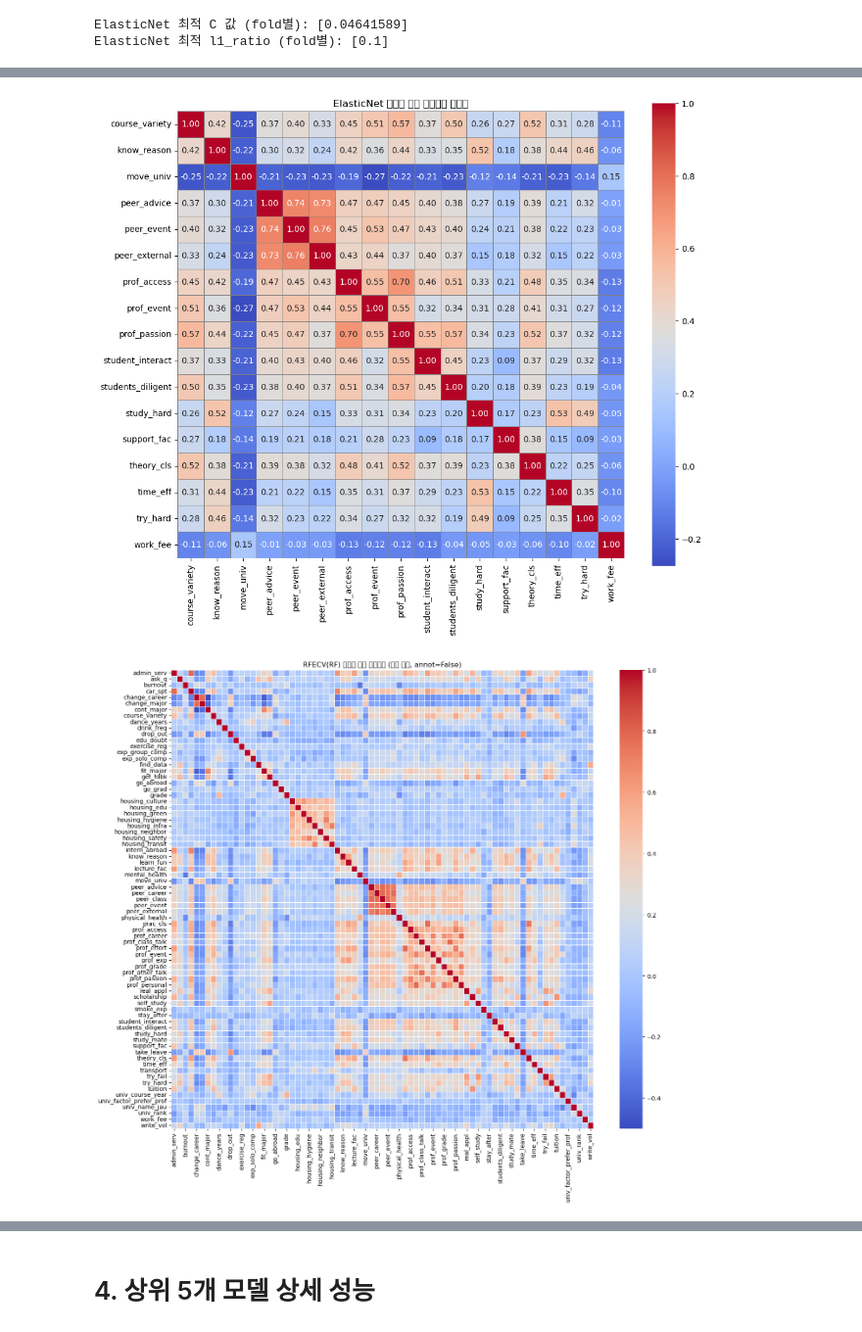
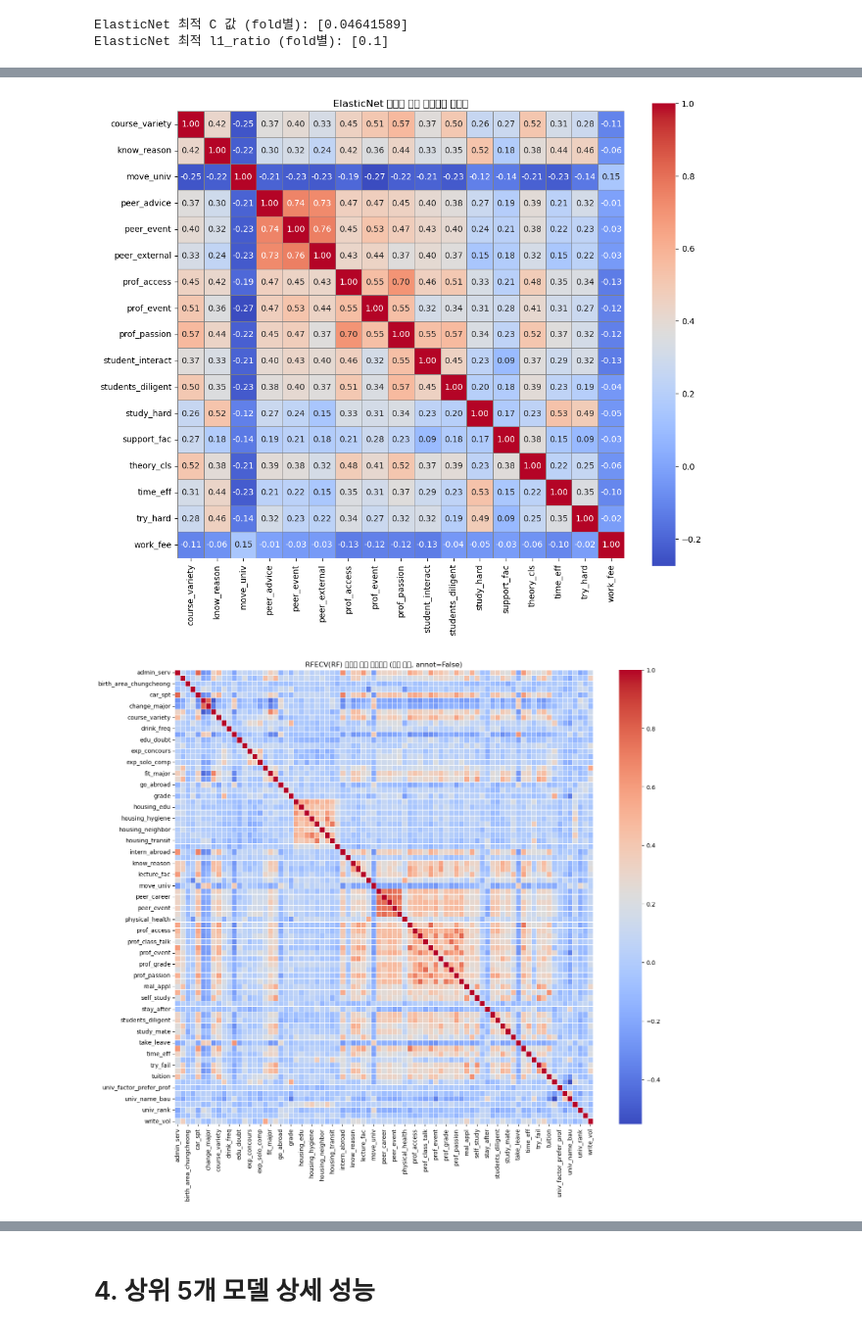
Before and after one commit to hyejinppp/college_life_satisfaction, a Jupyter notebook: sat.ipynb, the cells around one changed output, grey strips where cells are left out. Shown at 98% size. Drawn from its saved outputs; the diff is of its cells as text; code cells hidden in the pictures.

```diff
--- a/sat.ipynb
+++ b/sat.ipynb
@@ -615,26 +995,29 @@ enet_vars = [
 ]
 
 rf_vars = [
-    "admin_serv", "ask_q", "burnout", "car_spt", "change_career", "change_major", "cont_major",
-    "course_variety", "dance_years", "drink_freq", "drop_out", "edu_doubt", "exercise_reg",
-    "exp_group_comp", "exp_solo_comp", "find_data", "fit_major", "get_fdbk", "go_abroad",
-    "go_grad", "grade", "housing_culture", "housing_edu", "housing_green", "housing_hygiene",
-    "housing_infra", "housing_neighbor", "housing_safety", "housing_transit", "intern_abroad",
-    "know_reason", "learn_fun", "lecture_fac", "mental_health", "move_univ", "peer_advice",
-    "peer_career", "peer_class", "peer_event", "peer_external", "physical_health", "prac_cls",
-    "prof_access", "prof_career", "prof_class_talk", "prof_effort", "prof_event", "prof_exp",
-    "prof_grade", "prof_other_talk", "prof_passion", "prof_personal", "real_appl", "scholarship",
-    "self_study", "smoke_exp", "stay_after", "student_interact", "students_diligent", "study_hard",
-    "study_mate", "support_fac", "take_leave", "theory_cls", "time_eff", "transport", "try_fail",
-    "try_hard", "tuition", "univ_course_year", "univ_factor_prefer_prof", "univ_name_jau",
-    "univ_rank", "work_fee", "write_vol"
+    "admin_serv", "ask_q", "birth_area_chungcheong", "burnout", "car_spt", "change_career", "change_major",
+    "cont_major", "course_variety", "dance_years", "drink_freq", "drop_out", "edu_doubt", "exercise_reg",
+    "exp_concours", "exp_group_comp", "exp_solo_comp", "find_data", "fit_major", "get_fdbk", "go_abroad", "go_grad", "grade",
+    "housing_culture", "housing_edu", "housing_green", "housing_hygiene", "housing_infra", "housing_neighbor", "housing_safety",
+    "housing_transit", "housing_type_parents", "intern_abroad", "job_test", "know_reason", "learn_fun", "lecture_fac", "mental_health",
+    "move_univ", "peer_advice", "peer_career", "peer_class", "peer_event", "peer_external", "physical_health", "prac_cls",
+    "prof_access", "prof_career", "prof_class_talk", "prof_effort", "prof_event", "prof_exp", "prof_grade", "prof_other_talk",
+    "prof_passion", "prof_personal", "real_appl", "scholarship", "self_study", "smoke_exp", "stay_after", "student_interact",
+    "students_diligent", "study_hard", "study_mate", "support_fac", "take_leave", "theory_cls", "time_eff", "transport", "try_fail",
+    "try_hard", "tuition", "univ_course_year", "univ_factor_prefer_prof", "univ_factor_social_reputation", "univ_name_bau",
+    "univ_name_swu", "univ_rank", "work_fee", "write_vol"
+
 ]
+
+xgb_vars = ["move_univ", "peer_event", "prof_access", "prof_passion", "student_interact", "students_diligent",
+    "study_hard", "theory_cls", "time_eff", "univ_factor_prefer_prof"]
 
 # -------------------------------
 # 상관계수 계산
 # -------------------------------
 enet_corr = X_train[enet_vars].corr()
 rf_corr = X_train[rf_vars].corr()
+xgb_corr = X_train[xgb_vars].corr()
 
 print("=== ElasticNet 안정적 변수 상관계수 ===")
 display(enet_corr)
@@ -642,6 +1025,8 @@ display(enet_corr)
 print("=== RFECV(Random Forest) 안정적 변수 상관계수 ===")
 display(rf_corr)
 
+print("=== RFECV(XGBoost) 안정적 변수 상관계수 ===")
+display(xgb_corr)
 # -------------------------------
 # VIF 계산 함수
 # -------------------------------
@@ -655,12 +1040,15 @@ def compute_vif(df):
 
 enet_vif = compute_vif(X_train[enet_vars])
 rf_vif = compute_vif(X_train[rf_vars])
-
+xgb_vif = compute_vif(X_train[xgb_vars])
 print("=== ElasticNet 안정적 변수 VIF ===")
 display(enet_vif.sort_values("VIF", ascending=False))
 
 print("=== RFECV(Random Forest) 안정적 변수 VIF ===")
 display(rf_vif.sort_values("VIF", ascending=False))
+
+print("=== RFECV(XGBoost) 안정적 변수 VIF ===")
+display(xgb_vif.sort_values("VIF", ascending=False))
 # %% [output]
 === ElasticNet 안정적 변수 상관계수 ===
 |  | course_variety | know_reason | move_univ | peer_advice | peer_event | peer_external | prof_access | ... |
@@ -739,25 +1151,33 @@ display(rf_vif.sort_values("VIF", ascending=False))
 # %%
 import matplotlib.pyplot as plt
 import seaborn as sns
 
 # -------------------------------
 # ElasticNet 안정적 변수 상관계수 히트맵
 # -------------------------------
 plt.figure(figsize=(12, 10))
 sns.heatmap(enet_corr, annot=True, fmt=".2f", cmap="coolwarm", cbar=True,
             square=True, linewidths=0.5, linecolor='gray')
 plt.title("ElasticNet 안정적 변수 상관계수 히트맵")
 plt.show()
 
 # -------------------------------
 # RFECV(Random Forest) 안정적 변수 상관계수 히트맵
 # -------------------------------
 plt.figure(figsize=(16,14))
 sns.heatmap(rf_corr, annot=False, cmap="coolwarm", linewidths=0.5)
 plt.xticks(rotation=90)
 plt.yticks(rotation=0)
 plt.title("RFECV(RF) 안정적 변수 상관계수 (글자 회전, annot=False)")
 plt.show()
+
+# -------------------------------
+# RFECV(XGBOOST) 안정적 변수 상관계수 히트맵
+# -------------------------------
+plt.figure(figsize=(10,8))
+sns.heatmap(xgb_corr, annot=True, fmt=".2f", cmap="coolwarm", linewidths=0.5, linecolor='gray', square=True)
+plt.title("RFECV(XGB) 안정적 변수 상관계수 히트맵")
+plt.show()
 # %% [output]
 [figure]
-[figure, old version]
+[figure, new version]
```
Also changed, not shown: parts of 22 cells of this notebook.
